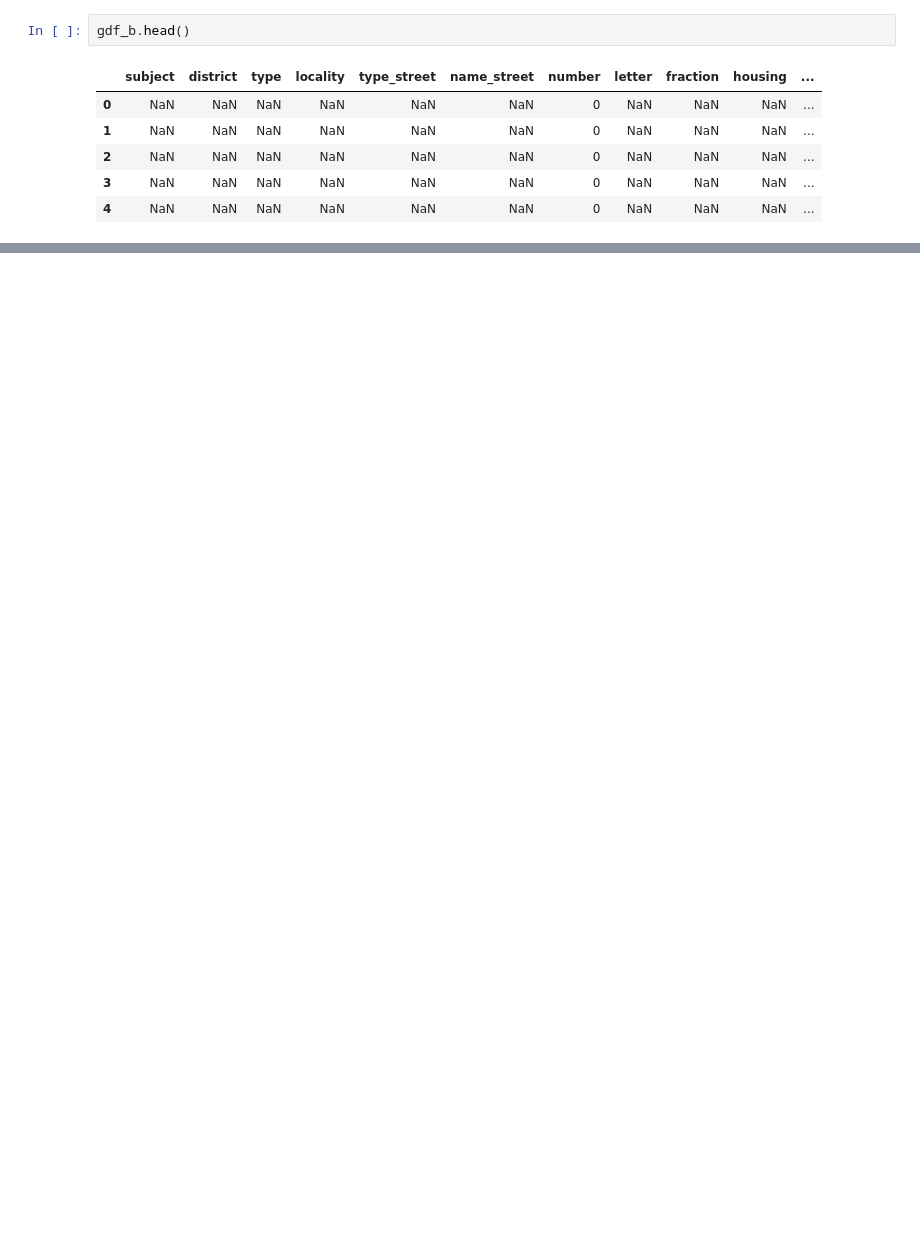
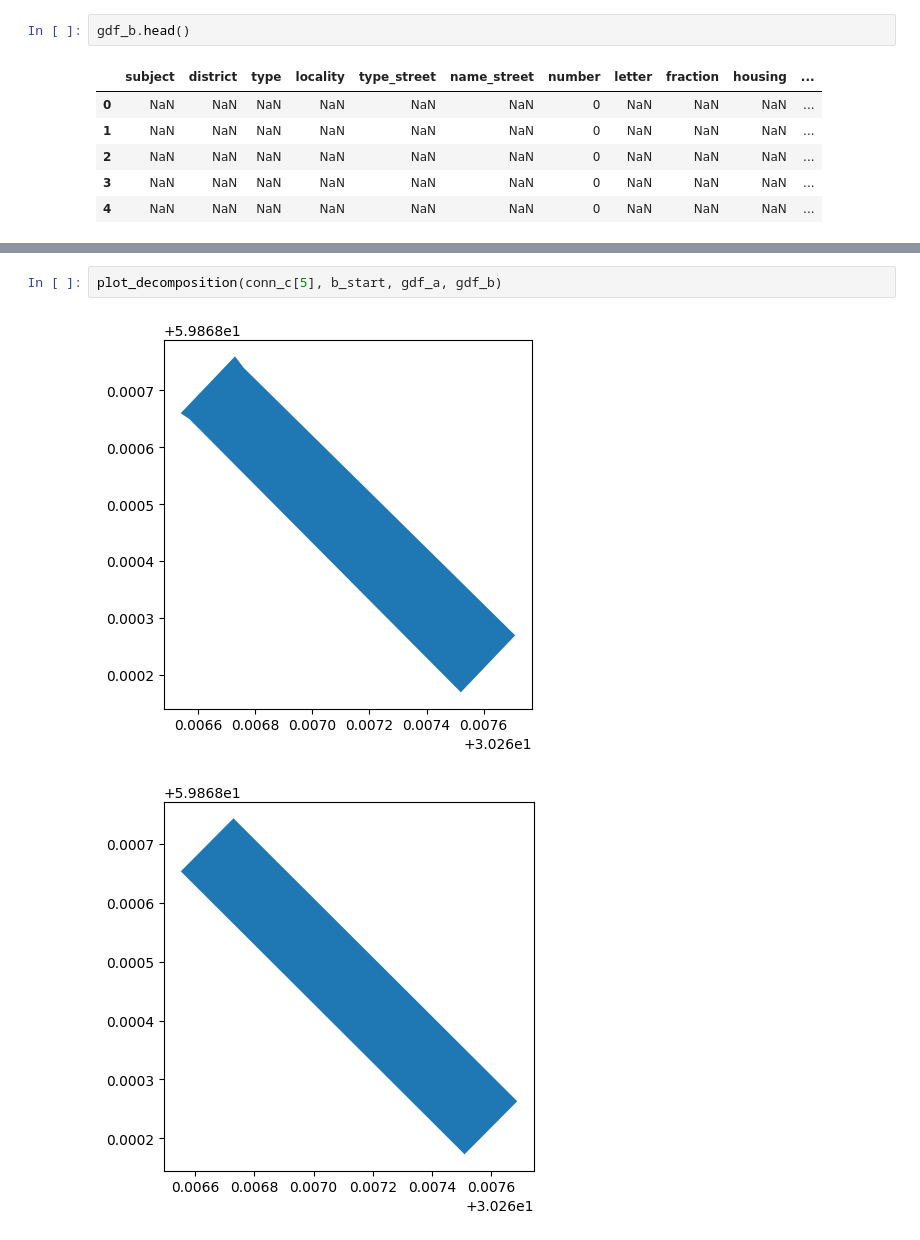
Before and after one commit to ilyakosstin/changellenge_case_MTS, a Jupyter notebook: main.ipynb, the cells around one changed output, grey strips where cells are left out. Drawn from its saved outputs; the diff is of its cells as text; blank space fills up the shorter version.

```diff
--- a/main.ipynb
+++ b/main.ipynb
@@ -179,0 +204,5 @@ gdf_a[gdf_a.geometry.apply(base.intersects)].plot()
+# %%
+plot_decomposition(conn_c[5], b_start, gdf_a, gdf_b)
+# %% [output]
+[figure, added]
+[figure, added]
```
Also changed, not shown: parts of 35 cells of this notebook.
